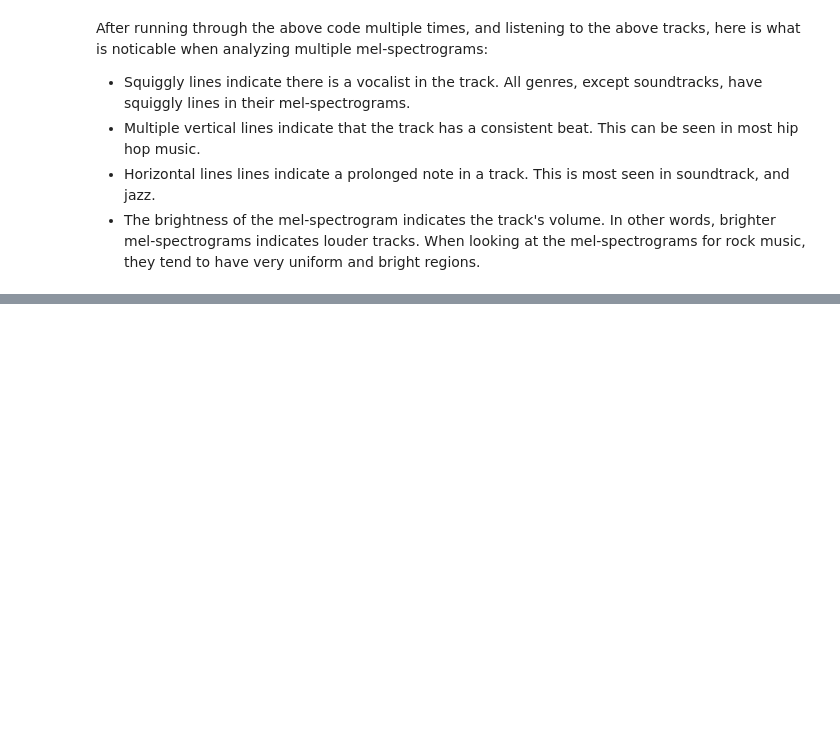
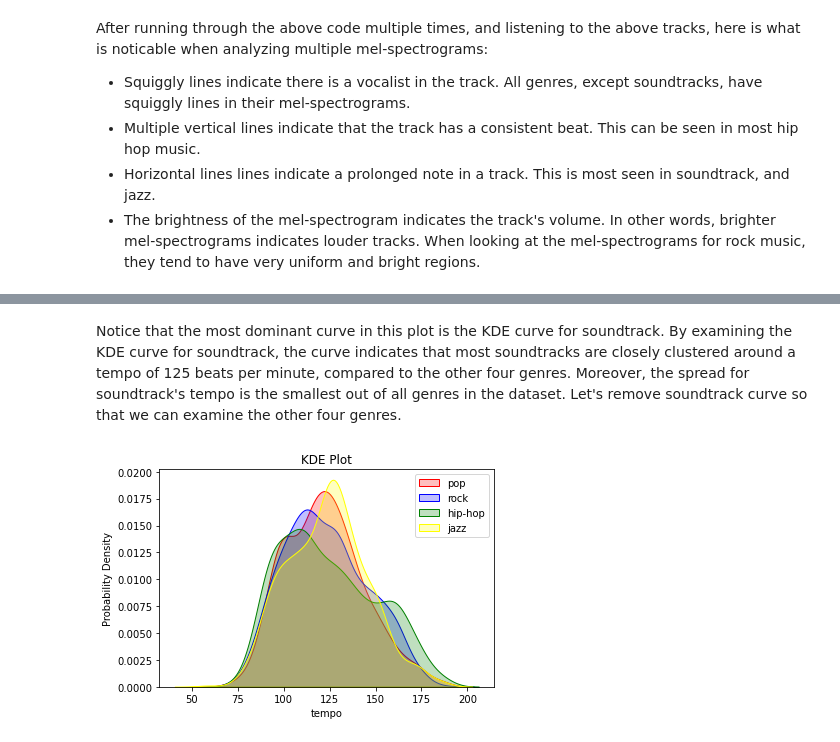
Before and after one commit to xnell90/Music-Genre-Classifier, a Jupyter notebook: data/exploratory_data_analysis.ipynb, the cells around one changed output, grey strips where cells are left out. Cells and saved outputs as stored; diff of their text form; code cells hidden in the pictures; blank space fills up the shorter version.

```diff
--- a/data/exploratory_data_analysis.ipynb
+++ b/data/exploratory_data_analysis.ipynb
@@ -152,0 +205,6 @@ Frequency Domain Features
+# %% [markdown]
+Notice that the most dominant curve in this plot is the KDE curve for soundtrack. By examining the KDE curve for soundtrack, the curve indicates that most soundtracks are closely clustered around a tempo of 125 beats per minute, compared to the other four genres. Moreover, the spread for soundtrack's tempo is the smallest out of all genres in the dataset. Let's remove soundtrack curve so that we can examine the other four genres.
+# %%
+plot_kde('tempo', ['pop', 'rock', 'hip-hop', 'jazz'], ['red', 'blue', 'green', 'yellow'])
+# %% [output]
+[figure, added]
```
Also changed, not shown: parts of 33 cells of this notebook.
